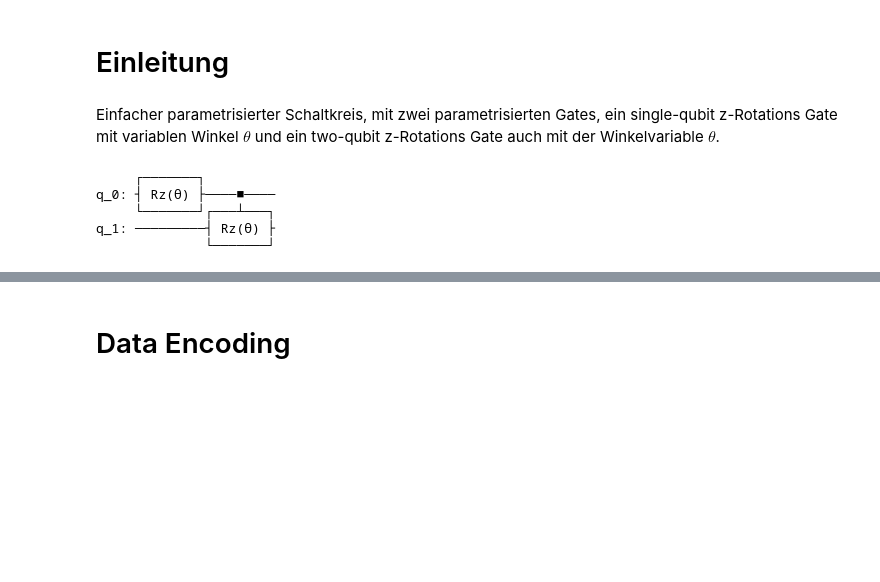
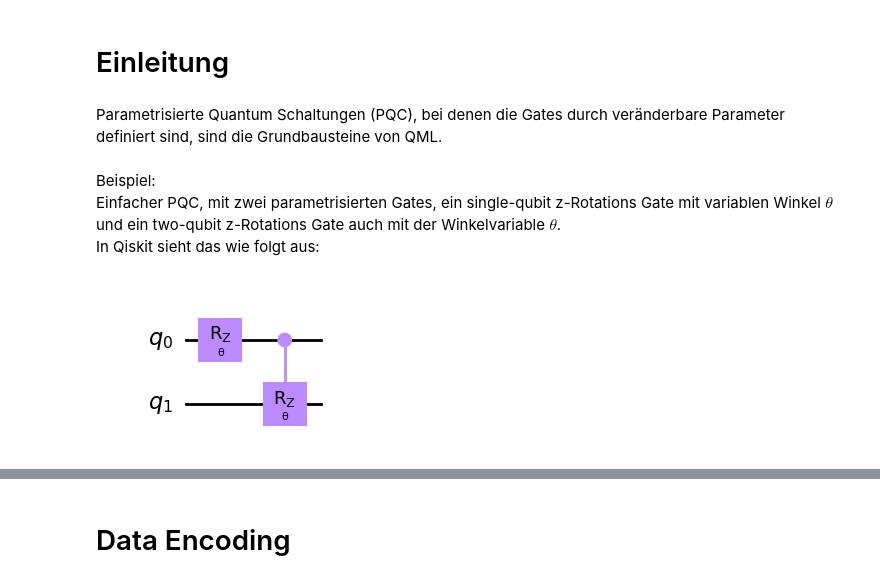
Before and after one commit to jannikobenhoff/quantum_machine_learning, a Jupyter notebook: tutorial/Tutorial.ipynb, the cells around one changed output, grey strips where cells are left out. Cells and saved outputs as stored; diff of their text form; code cells hidden in the pictures; blank space fills up the shorter version.

```diff
--- a/tutorial/Tutorial.ipynb
+++ b/tutorial/Tutorial.ipynb
@@ -9,17 +16,15 @@ import matplotlib.pyplot as plt
 # %% [markdown]
 # Einleitung
 # %% [markdown]
-Einfacher parametrisierter Schaltkreis, mit zwei parametrisierten Gates, ein single-qubit z-Rotations Gate mit variablen Winkel $\theta$ und ein two-qubit z-Rotations Gate auch mit der Winkelvariable $\theta$.
+Parametrisierte Quantum Schaltungen (PQC), bei denen die Gates durch veränderbare Parameter definiert sind, sind die Grundbausteine von QML. <br><br>
+Beispiel: <br> Einfacher PQC, mit zwei parametrisierten Gates, ein single-qubit z-Rotations Gate mit variablen Winkel $\theta$ und ein two-qubit z-Rotations Gate auch mit der Winkelvariable $\theta$.<br>
+In Qiskit sieht das wie folgt aus:
 # %%
 theta = Parameter('θ')
 
 qc = QuantumCircuit(2)
 qc.rz(theta, 0)
 qc.crz(theta, 0, 1)
-qc.draw()
+qc.draw(output="mpl")
 # %% [output]
-     ┌───────┐
-q_0: ┤ Rz(θ) ├────■────
-     └───────┘┌───┴───┐
-q_1: ─────────┤ Rz(θ) ├
-              └───────┘
+[figure, added]
```
Also changed, not shown: parts of 46 cells of this notebook, 8 other files.
